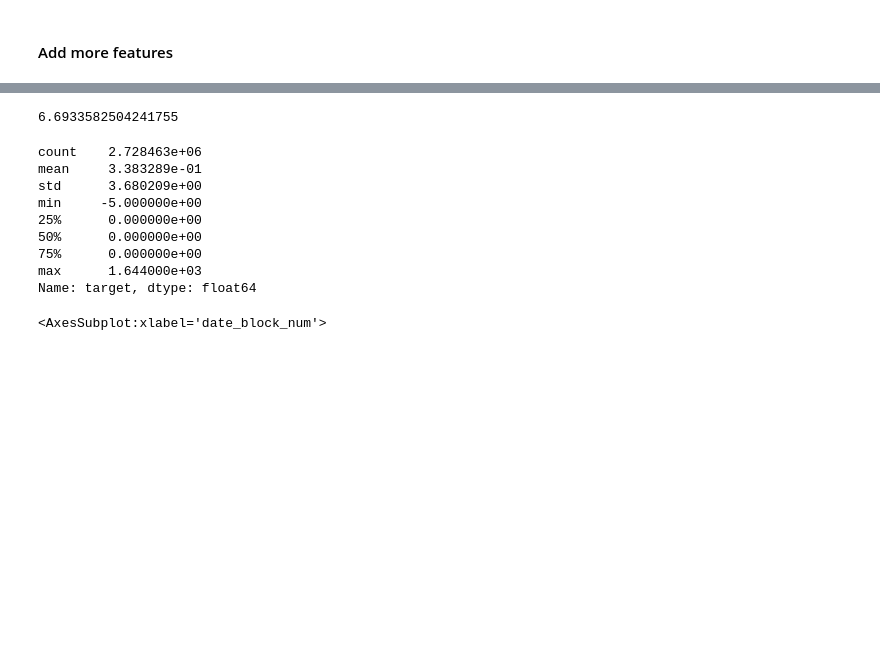
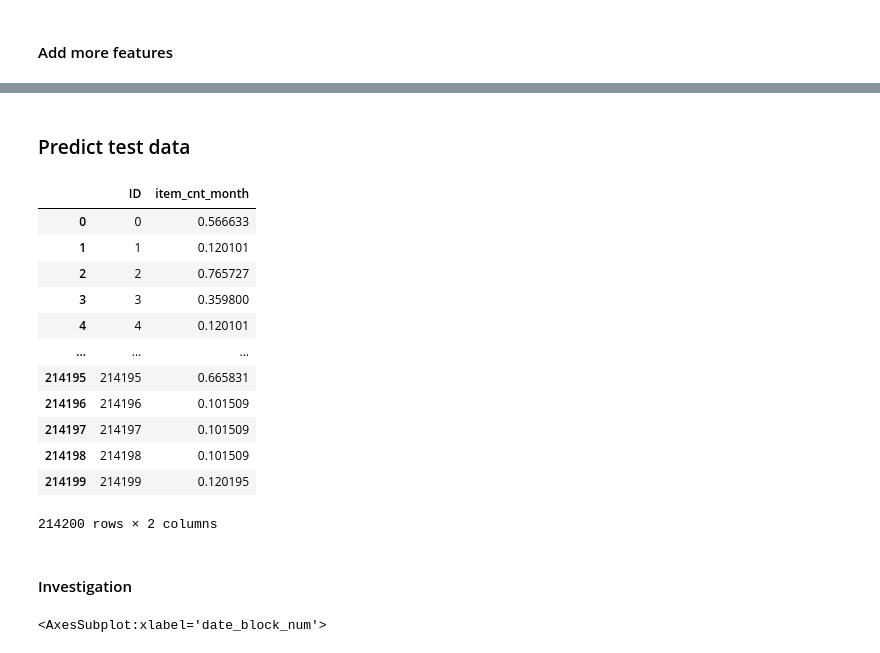
Before and after one commit to netomenoci/kaggle_sales, a Jupyter notebook: notebooks/EDA.ipynb, the cells around one changed output, grey strips where cells are left out. Drawn from its saved outputs; the diff is of its cells as text; code cells hidden in the pictures; blank space fills up the shorter version.

```diff
--- a/notebooks/EDA.ipynb
+++ b/notebooks/EDA.ipynb
@@ -246 +235,4 @@ all_data = all_data.fillna(-999)
+# %%
+train_df['rev_category_ratio'] = train_df['revenue_sum-by-item_category_id-1']/(train_df['revenue_sum-by-item_category_id-13'].fillna(0) + epsilon)
+test_df['rev_category_ratio'] = test_df['revenue_sum-by-item_category_id-1']/(test_df['revenue_sum-by-item_category_id-13'].fillna(0) + epsilon)
 # %%
@@ -341,22 +271,0 @@ all_data['rev_category_ratio'] = all_data['revenue_category-1']/all_data['revenu
-# %%
-features = [
- 'category_enc_em',
- 'item_enc_em',
- 'shop_enc_em',
- 'item_shop_enc_em',
- 'target-1',
- 'target-13',
- 'mean_mean_item_discount',
- 'mean_min_item_discount',
- 'mean_max_item_discount',
- 'rev_shop_ratio',
- 'rev_item_ratio',
- 'rev_shop_item_ratio',
- 'rev_category_ratio']
-
-y = all_data['target']
-X = all_data[features]
-
-X = X.fillna(-999)
-
-X_train, X_test, y_train, y_test = train_test_split(X, y, test_size=0.25, random_state=42)
@@ -406,16 +272,22 @@ mean_squared_error(xgb_reg.predict(X_train), y_train)
-# %%
-mean_squared_error(xgb_reg.predict(X_test), y_test)
-# %% [output]
-6.6933582504241755
-# %%
-y_test.describe()
-# %% [output]
-count    2.728463e+06
-mean     3.383289e-01
-std      3.680209e+00
-min     -5.000000e+00
-25%      0.000000e+00
-50%      0.000000e+00
-75%      0.000000e+00
-max      1.644000e+03
-Name: target, dtype: float64
+# %% [markdown]
+### Predict test data
+# %%
+predictions = rf.predict(test_df[features].fillna(-999))
+# %%
+predictions = pd.DataFrame(data = {"ID":test_df['ID'], "item_cnt_month" :predictions})
+# %%
+predictions
+# %% [output]
+|  | ID | item_cnt_month |
+| 0 | 0 | 0.566633 |
+| 1 | 1 | 0.120101 |
+| 2 | 2 | 0.765727 |
+| 3 | 3 | 0.359800 |
+| 4 | 4 | 0.120101 |
+| ... | ... | ... |
+| 214195 | 214195 | 0.665831 |
+| 214196 | 214196 | 0.101509 |
+| 214197 | 214197 | 0.101509 |
+| 214198 | 214198 | 0.101509 |
+| 214199 | 214199 | 0.120195 |
+214200 rows × 2 columns
@@ -422,3 +296,5 @@ Name: target, dtype: float64
+# %% [markdown]
+#### Investigation
 # %%
 total_rev[total_rev['shop_id'] == 4].set_index('date_block_num')['revenue'].plot()
 # %% [output]
```
Also changed, not shown: parts of 80 cells of this notebook, 1 other file.
